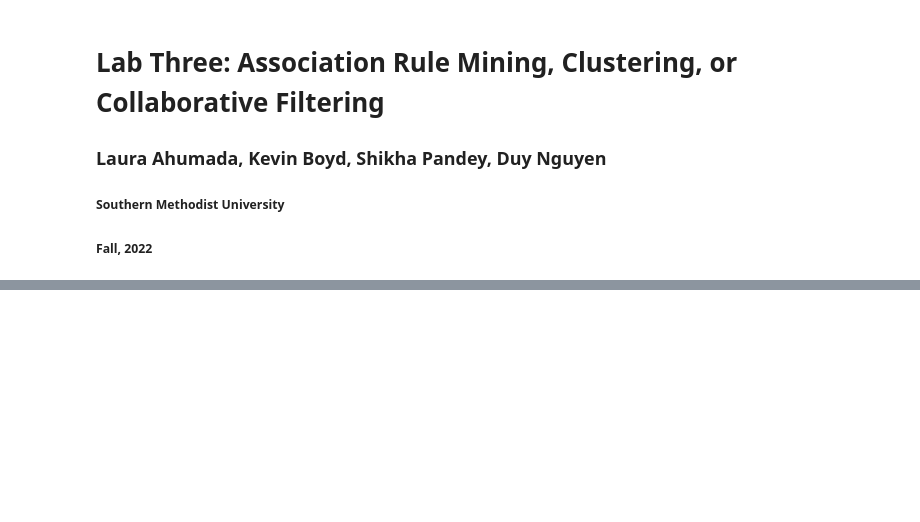
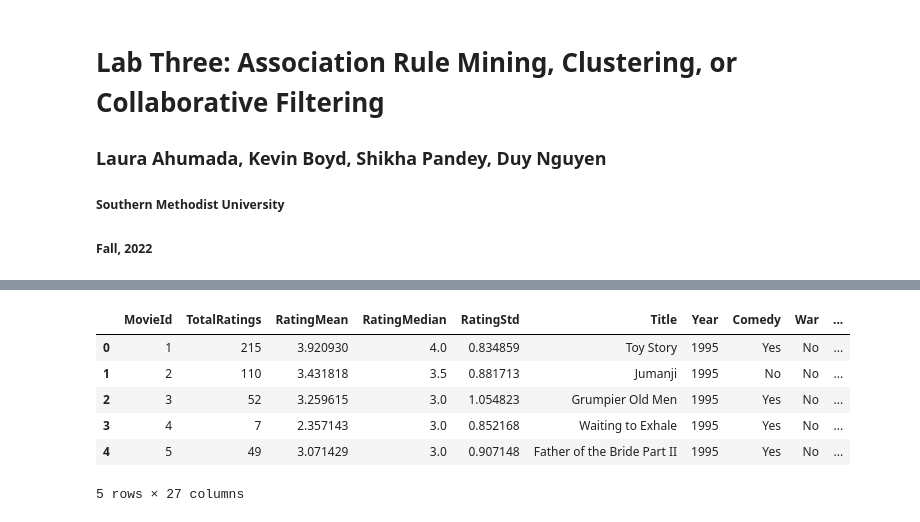
Before and after one commit to lauraah10/MachineLearning_Projects, a Jupyter notebook: Lab3_Clustering.ipynb, the cells around one changed output, grey strips where cells are left out. Saved outputs shown, nothing was run; the diff lists cells and outputs as text; code cells hidden in the pictures; blank space fills up the shorter version.

```diff
--- a/Lab3_Clustering.ipynb
+++ b/Lab3_Clustering.ipynb
@@ -52,0 +75,11 @@ movies_final = pd.read_csv('movies_final.csv')
+# %%
+# Data set with all values which we are interested in
+updated.head()
+# %% [output]
+|  | MovieId | TotalRatings | RatingMean | RatingMedian | RatingStd | Title | Year | Comedy | War | ... |
+| 0 | 1 | 215 | 3.920930 | 4.0 | 0.834859 | Toy Story | 1995 | Yes | No | ... |
+| 1 | 2 | 110 | 3.431818 | 3.5 | 0.881713 | Jumanji | 1995 | No | No | ... |
+| 2 | 3 | 52 | 3.259615 | 3.0 | 1.054823 | Grumpier Old Men | 1995 | Yes | No | ... |
+| 3 | 4 | 7 | 2.357143 | 3.0 | 0.852168 | Waiting to Exhale | 1995 | Yes | No | ... |
+| 4 | 5 | 49 | 3.071429 | 3.0 | 0.907148 | Father of the Bride Part II | 1995 | Yes | No | ... |
+5 rows × 27 columns
```
Also changed, not shown: parts of 25 cells of this notebook.
